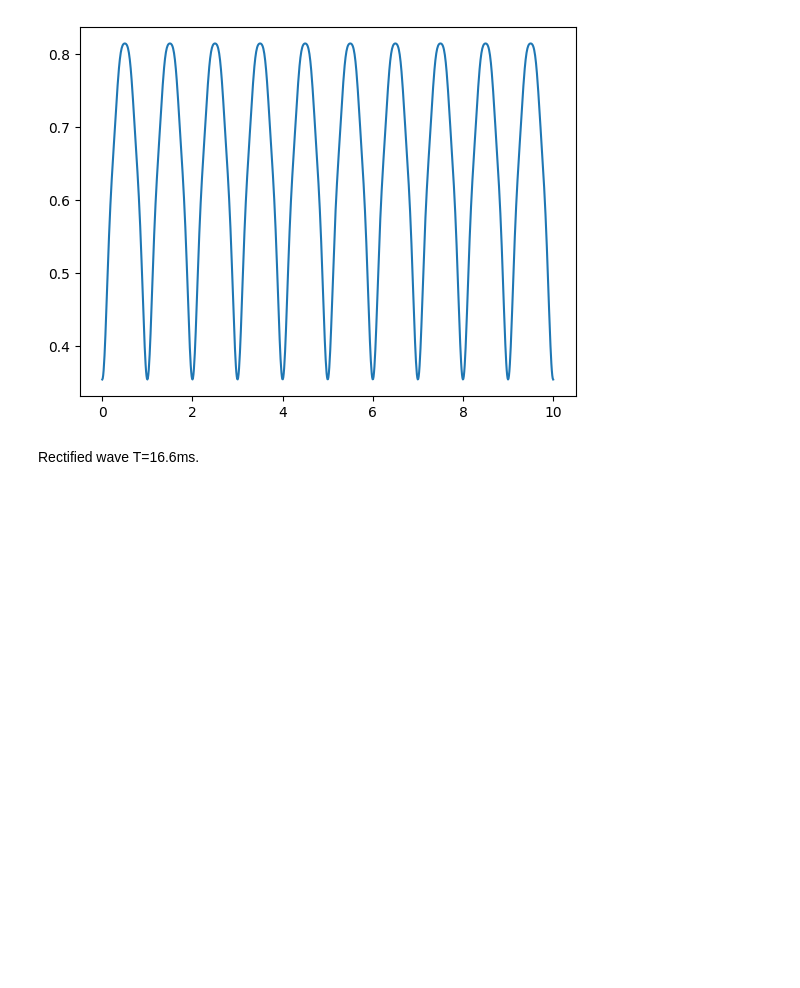
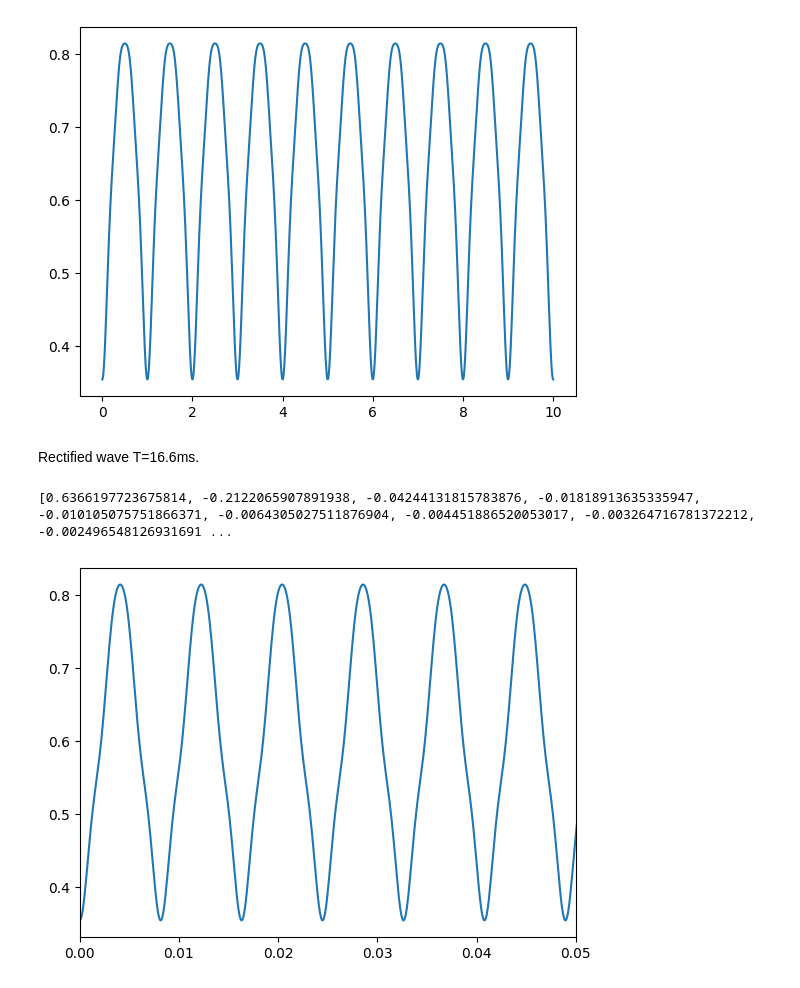
Before and after one commit to jlhb1984/Zonar_projects, a Jupyter notebook: notebooks/templates/math_2.ipynb, the cells around one changed output. Cells and saved outputs as stored; diff of their text form; code cells hidden in the pictures; blank space fills up the shorter version.

Commit message:
Edition on math

```diff
--- a/notebooks/templates/math_2.ipynb
+++ b/notebooks/templates/math_2.ipynb
@@ -30,3 +30,26 @@ plt.show()
 [figure]
 # %% [markdown]
 Rectified wave T=16.6ms.
+# %%
+pi=math.pi
+an=[]
+bn=[]
+fn=[]
+T=8.16/1000
+
+for i in range(0,10):
+    fn.append( (2)/((1-4*(i**2))*pi*(1)) )
+
+t=np.linspace(0,0.1,1000)
+
+print(fn)
+
+y1=(fn[0]*np.cos((2*pi*t*0)/T)+fn[1]*np.cos((2*pi*t*1)/T)+fn[2]*np.cos((2*pi*t*0)/T)+fn[3]*np.cos((2*pi*t*3)/T)+fn[4]*np.cos((2*pi*t*4)/T))
+
+plt.plot(t,y1)
+plt.xlim(0,0.05)
+
+plt.show()
+# %% [output]
+[0.6366197723675814, -0.2122065907891938, -0.04244131815783876, -0.01818913635335947, -0.010105075751866371, -0.0064305027511876904, -0.004451886520053017, -0.003264716781372212, -0.002496548126931691 ...
+[figure, added]
```
